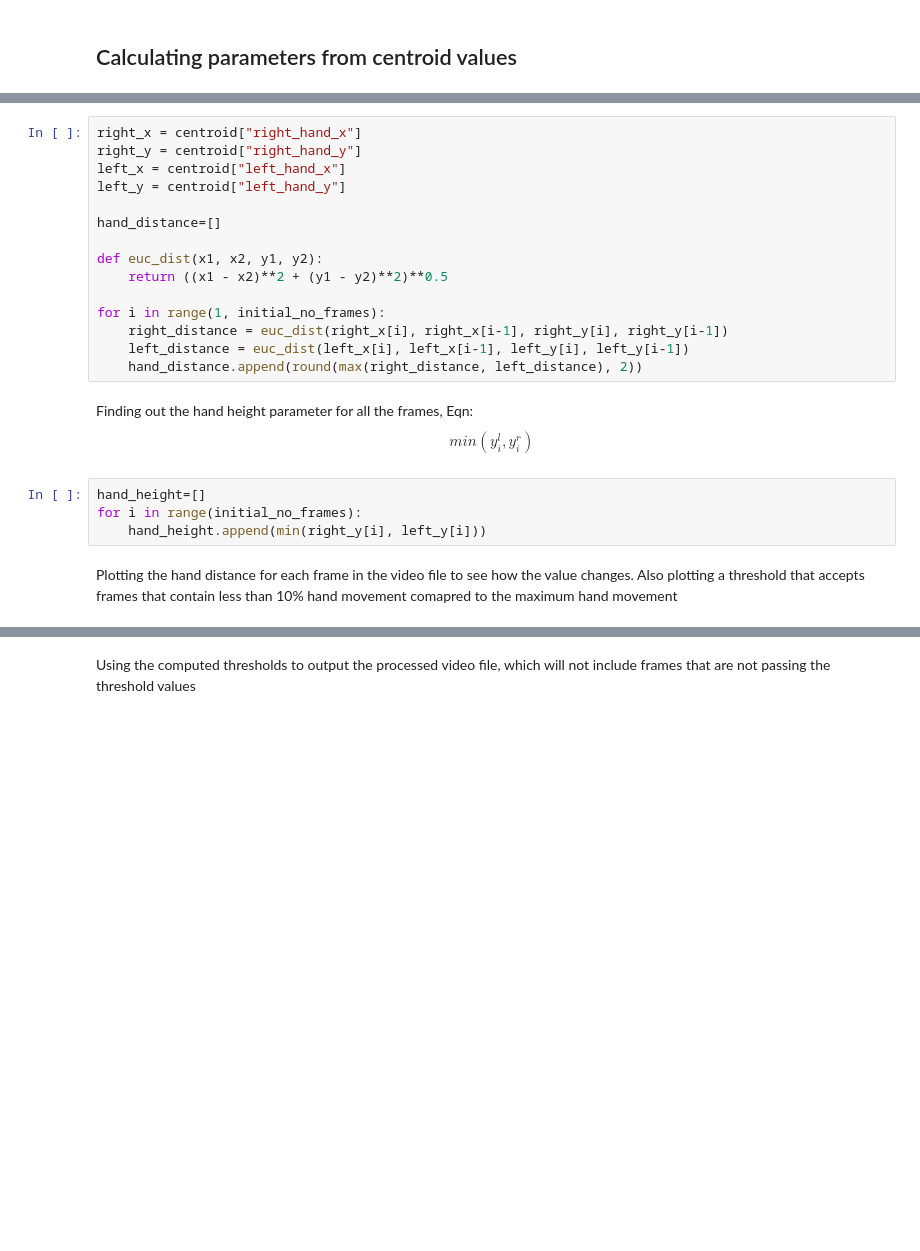
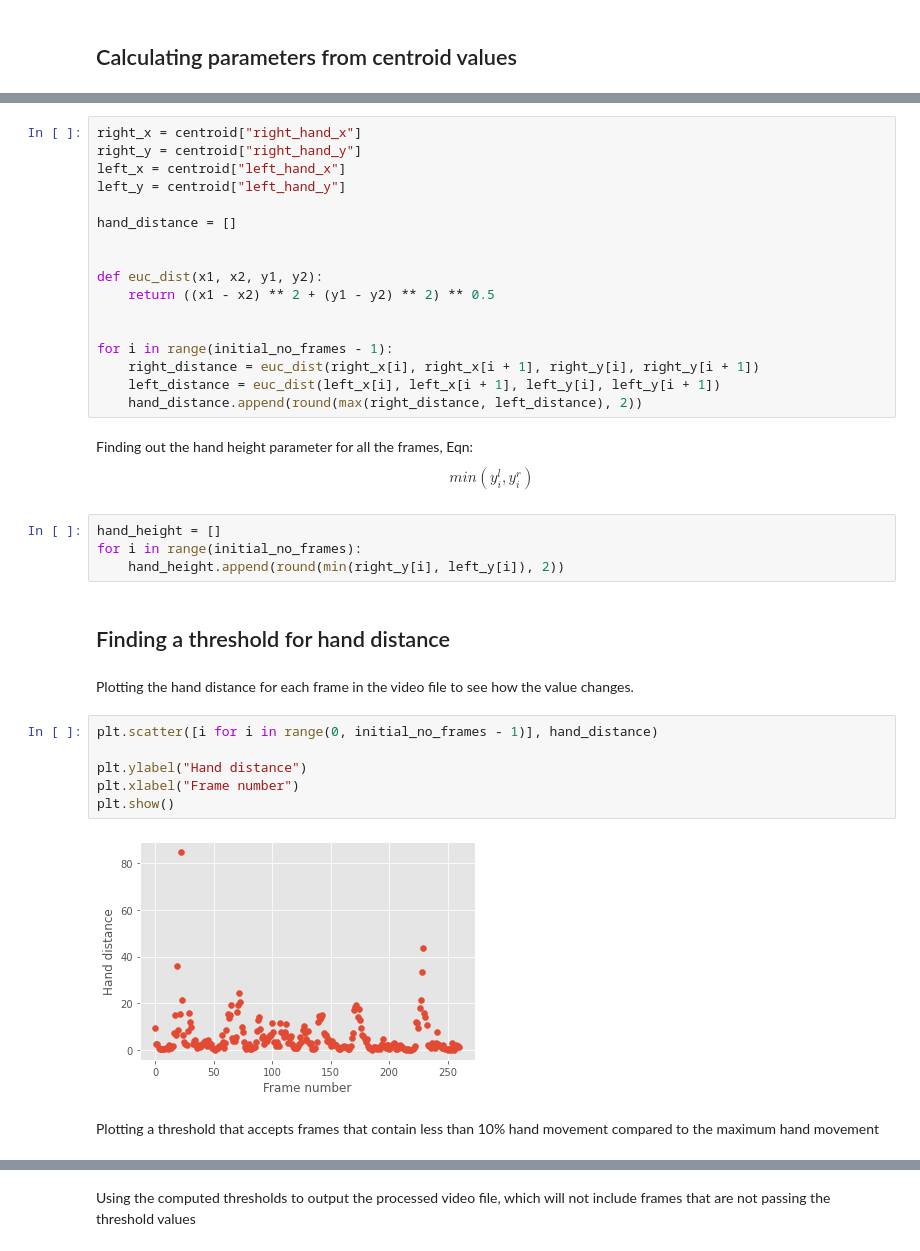
Before and after one commit to codevardhan/amrita-umang-intern, a Jupyter notebook: kt-session-2/assignment/RGB_KFS.ipynb, the cells around one changed output, grey strips where cells are left out. Cells and saved outputs as stored; diff of their text form; blank space fills up the shorter version.

```diff
--- a/kt-session-2/assignment/RGB_KFS.ipynb
+++ b/kt-session-2/assignment/RGB_KFS.ipynb
@@ -128,14 +137,16 @@ right_y = centroid["right_hand_y"]
 left_x = centroid["left_hand_x"]
 left_y = centroid["left_hand_y"]
 
-hand_distance=[]
+hand_distance = []
+
 
 def euc_dist(x1, x2, y1, y2):
-    return ((x1 - x2)**2 + (y1 - y2)**2)**0.5
+    return ((x1 - x2) ** 2 + (y1 - y2) ** 2) ** 0.5
 
-for i in range(1, initial_no_frames):
-    right_distance = euc_dist(right_x[i], right_x[i-1], right_y[i], right_y[i-1])
-    left_distance = euc_dist(left_x[i], left_x[i-1], left_y[i], left_y[i-1])
+
+for i in range(initial_no_frames - 1):
+    right_distance = euc_dist(right_x[i], right_x[i + 1], right_y[i], right_y[i + 1])
+    left_distance = euc_dist(left_x[i], left_x[i + 1], left_y[i], left_y[i + 1])
     hand_distance.append(round(max(right_distance, left_distance), 2))
 # %% [markdown]
 Finding out the hand height parameter for all the frames, Eqn: <br>
@@ -143,9 +154,21 @@ Finding out the hand height parameter for all the frames, Eqn: <br>
 min(y_i^l, y_i^r)
 \end{equation}
 # %%
-hand_height=[]
+hand_height = []
 for i in range(initial_no_frames):
-    hand_height.append(min(right_y[i], left_y[i]))
+    hand_height.append(round(min(right_y[i], left_y[i]), 2))
+# %% [markdown]
+## Finding a threshold for hand distance
+# %% [markdown]
+Plotting the hand distance for each frame in the video file to see how the value changes.
+# %%
+plt.scatter([i for i in range(0, initial_no_frames - 1)], hand_distance)
+
+plt.ylabel("Hand distance")
+plt.xlabel("Frame number")
+plt.show()
+# %% [output]
+[figure, added]
 # %% [markdown]
-Plotting the hand distance for each frame in the video file to see how the value changes. Also plotting a threshold that accepts frames that contain less than 10% hand movement comapred to the maximum hand movement
+Plotting a threshold that accepts frames that contain less than 10% hand movement compared to the maximum hand movement
 # %%
```
Also changed, not shown: parts of 21 cells of this notebook, 2 other files.
